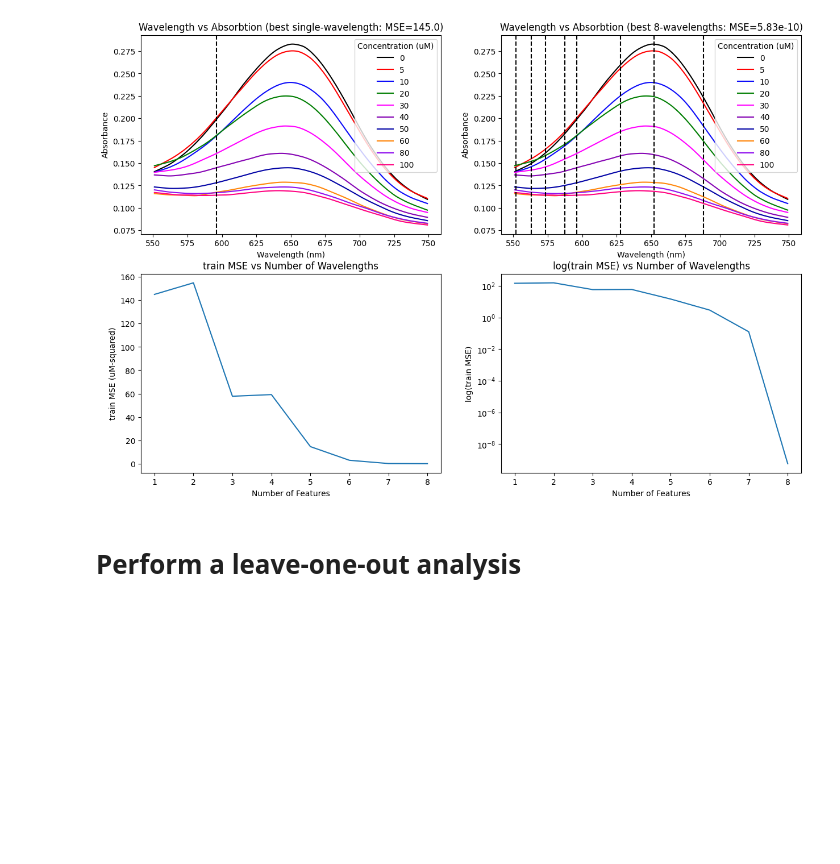
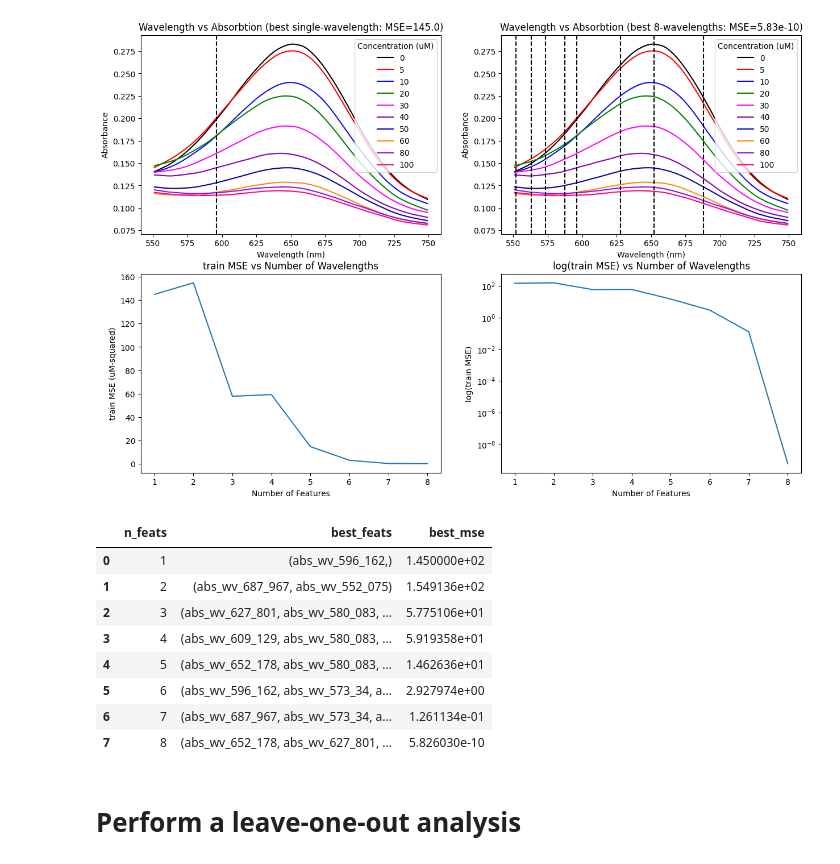
Before and after one commit to cvraut/colorimetry_ML, a Jupyter notebook: code/p02_study_mse/Study_MSE.ipynb, the cells around one changed output. Saved outputs shown, nothing was run; the diff lists cells and outputs as text; code cells hidden in the pictures; blank space fills up the shorter version.

Commit message:
added some result data for the colorimetry work

```diff
--- a/code/p02_study_mse/Study_MSE.ipynb
+++ b/code/p02_study_mse/Study_MSE.ipynb
@@ -630,3 +637,15 @@ axs[3].set_ylabel("log(train MSE)")
 axs[3].set_yscale('log')
 # %% [output]
 [figure]
+# %%
+att2_data
+# %% [output]
+|  | n_feats | best_feats | best_mse |
+| 0 | 1 | (abs_wv_596_162,) | 1.450000e+02 |
+| 1 | 2 | (abs_wv_687_967, abs_wv_552_075) | 1.549136e+02 |
+| 2 | 3 | (abs_wv_627_801, abs_wv_580_083, ... | 5.775106e+01 |
+| 3 | 4 | (abs_wv_609_129, abs_wv_580_083, ... | 5.919358e+01 |
+| 4 | 5 | (abs_wv_652_178, abs_wv_580_083, ... | 1.462636e+01 |
+| 5 | 6 | (abs_wv_596_162, abs_wv_573_34, a... | 2.927974e+00 |
+| 6 | 7 | (abs_wv_687_967, abs_wv_573_34, a... | 1.261134e-01 |
+| 7 | 8 | (abs_wv_652_178, abs_wv_627_801, ... | 5.826030e-10 |
```
Also changed, not shown: parts of 13 cells of this notebook, 9 other files.
